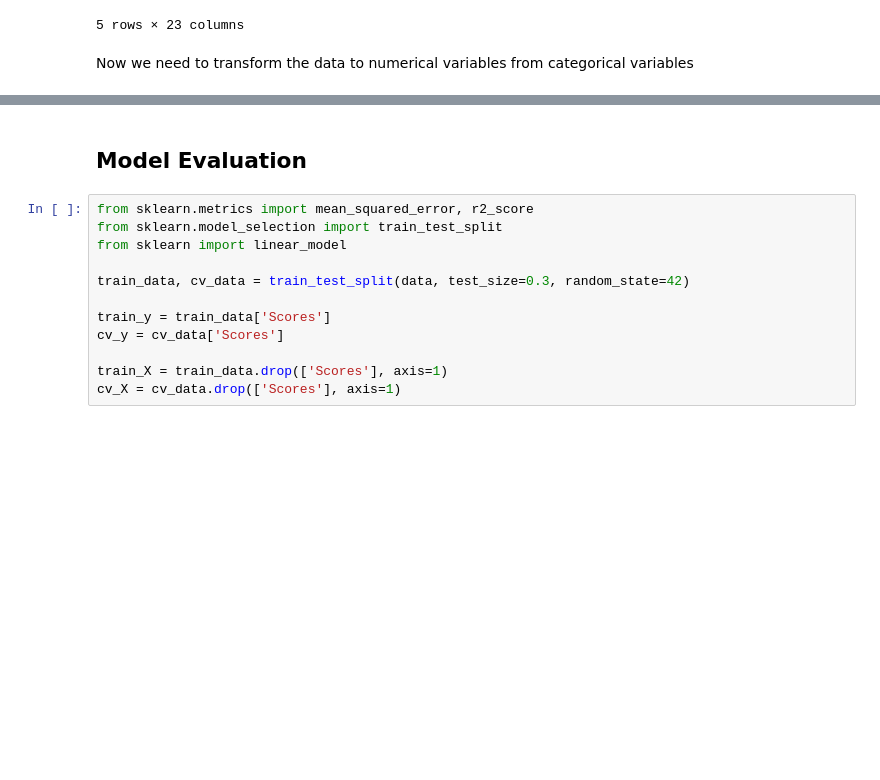
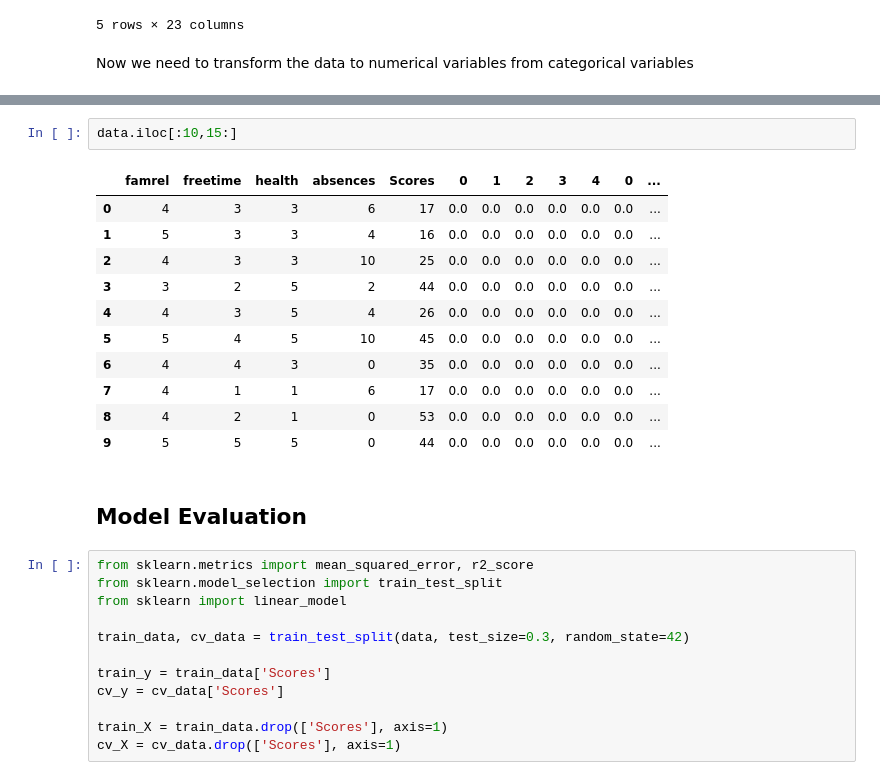
Before and after one commit to Mogbo/Student-score-prediction, a Jupyter notebook: Competition.ipynb, the cells around one changed output, grey strips where cells are left out. Drawn from its saved outputs; the diff is of its cells as text; blank space fills up the shorter version.

```diff
--- a/Competition.ipynb
+++ b/Competition.ipynb
@@ -75,3 +123,17 @@ print(type(data))
+# %%
+data.iloc[:10,15:]
+# %% [output]
+|  | famrel | freetime | health | absences | Scores | 0 | 1 | 2 | 3 | 4 | 0 | ... |
+| 0 | 4 | 3 | 3 | 6 | 17 | 0.0 | 0.0 | 0.0 | 0.0 | 0.0 | 0.0 | ... |
+| 1 | 5 | 3 | 3 | 4 | 16 | 0.0 | 0.0 | 0.0 | 0.0 | 0.0 | 0.0 | ... |
+| 2 | 4 | 3 | 3 | 10 | 25 | 0.0 | 0.0 | 0.0 | 0.0 | 0.0 | 0.0 | ... |
+| 3 | 3 | 2 | 5 | 2 | 44 | 0.0 | 0.0 | 0.0 | 0.0 | 0.0 | 0.0 | ... |
+| 4 | 4 | 3 | 5 | 4 | 26 | 0.0 | 0.0 | 0.0 | 0.0 | 0.0 | 0.0 | ... |
+| 5 | 5 | 4 | 5 | 10 | 45 | 0.0 | 0.0 | 0.0 | 0.0 | 0.0 | 0.0 | ... |
+| 6 | 4 | 4 | 3 | 0 | 35 | 0.0 | 0.0 | 0.0 | 0.0 | 0.0 | 0.0 | ... |
+| 7 | 4 | 1 | 1 | 6 | 17 | 0.0 | 0.0 | 0.0 | 0.0 | 0.0 | 0.0 | ... |
+| 8 | 4 | 2 | 1 | 0 | 53 | 0.0 | 0.0 | 0.0 | 0.0 | 0.0 | 0.0 | ... |
+| 9 | 5 | 5 | 5 | 0 | 44 | 0.0 | 0.0 | 0.0 | 0.0 | 0.0 | 0.0 | ... |
 # %% [markdown]
 ## Model Evaluation
 # %%
```
Also changed, not shown: parts of 9 cells of this notebook.
